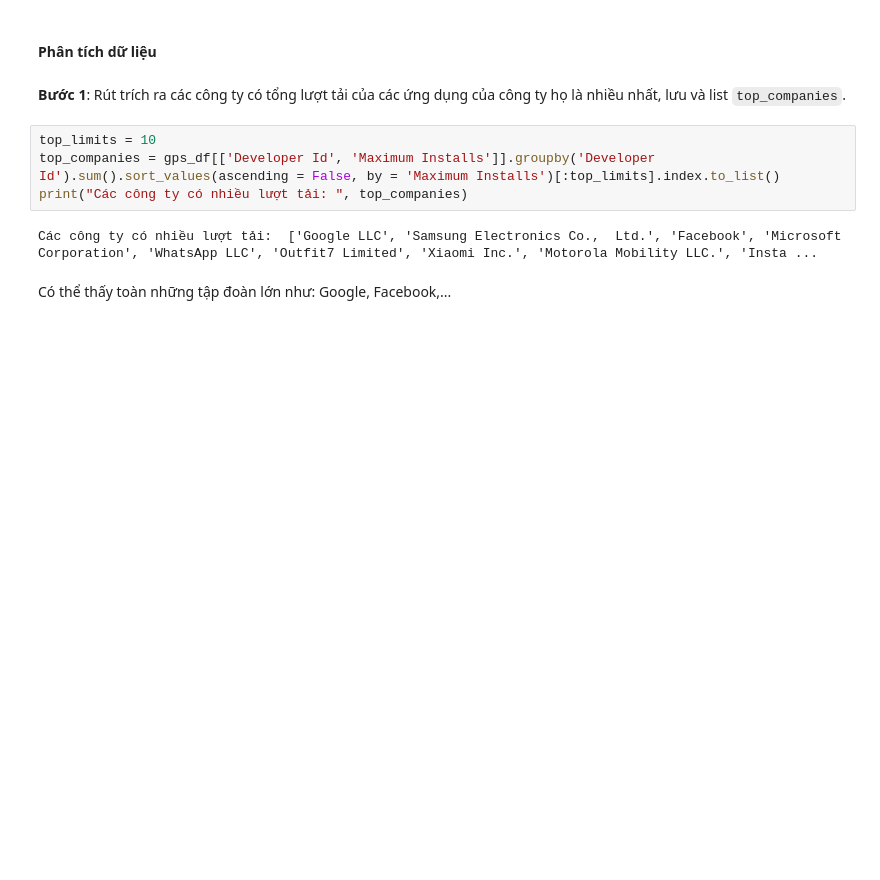
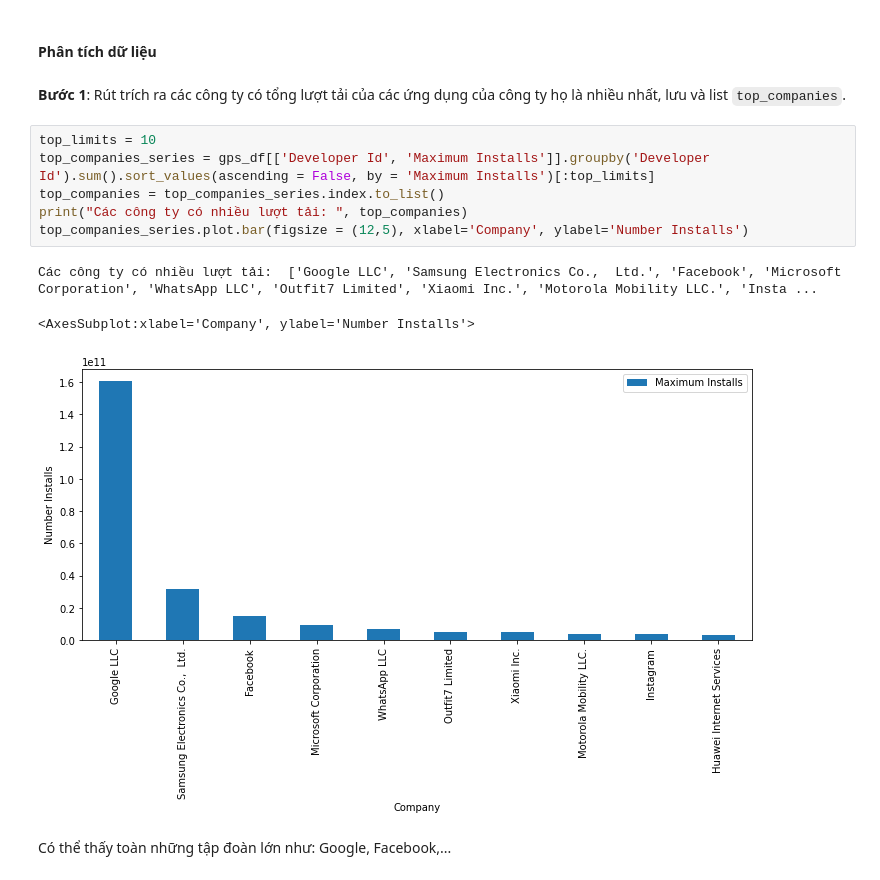
Before and after one commit to ldtpvince/P4DS_FINAL_PJ, a Jupyter notebook: 18120143-18120512.ipynb, the cells around one changed output. Cells and saved outputs as stored; diff of their text form; blank space fills up the shorter version.

```diff
--- a/18120143-18120512.ipynb
+++ b/18120143-18120512.ipynb
@@ -537,10 +586,14 @@ Trong câu hỏi này không cần phải tiền xử lý thêm dữ liệu. Đ
 **Bước 1**: Rút trích ra các công ty có tổng lượt tải của các ứng dụng của công ty họ là nhiều nhất, lưu và list `top_companies`.
 # %%
 top_limits = 10
-top_companies = gps_df[['Developer Id', 'Maximum Installs']].groupby('Developer Id').sum().sort_values(ascending = False, by = 'Maximum Installs')[:top_limits].index.to_list()
+top_companies_series = gps_df[['Developer Id', 'Maximum Installs']].groupby('Developer Id').sum().sort_values(ascending = False, by = 'Maximum Installs')[:top_limits]
+top_companies = top_companies_series.index.to_list()
 print("Các công ty có nhiều lượt tải: ", top_companies)
+top_companies_series.plot.bar(figsize = (12,5), xlabel='Company', ylabel='Number Installs')
 # %% [output]
 Các công ty có nhiều lượt tải:  ['Google LLC', 'Samsung Electronics Co.,  Ltd.', 'Facebook', 'Microsoft Corporation', 'WhatsApp LLC', 'Outfit7 Limited', 'Xiaomi Inc.', 'Motorola Mobility LLC.', 'Insta ...
+<AxesSubplot:xlabel='Company', ylabel='Number Installs'>
+[figure, added]
 # %% [markdown]
 Có thể thấy toàn những tập đoàn lớn như: Google, Facebook,...
 # %% [markdown]
```
Also changed, not shown: parts of 57 cells of this notebook.
